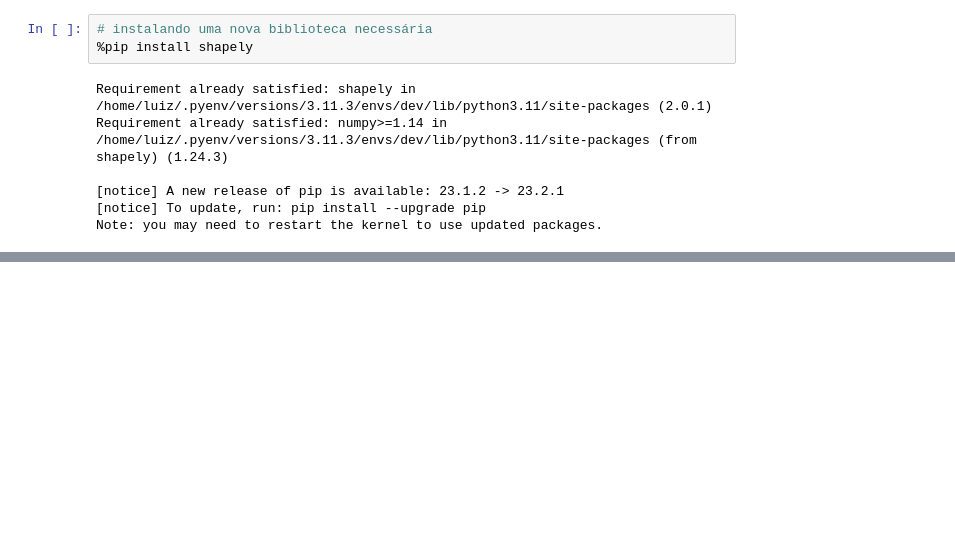
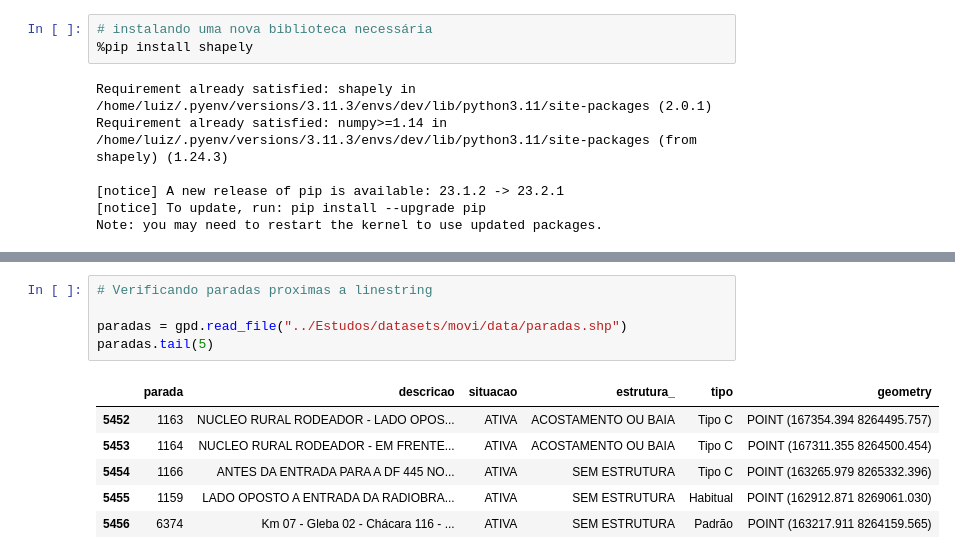
Before and after one commit to ResidenciaTICBrisa/02_RotaOnibus, a Jupyter notebook: docs/Notebooks/testeParadasLinhasLuiz.ipynb, the cells around one changed output, grey strips where cells are left out. Cells and saved outputs as stored; diff of their text form; blank space fills up the shorter version.

```diff
--- a/docs/Notebooks/testeParadasLinhasLuiz.ipynb
+++ b/docs/Notebooks/testeParadasLinhasLuiz.ipynb
@@ -135,0 +164,12 @@ m.save('mapaLinestring.html')
+# %%
+# Verificando paradas proximas a linestring
+
+paradas = gpd.read_file("../Estudos/datasets/movi/data/paradas.shp")
+paradas.tail(5)
+# %% [output]
+|  | parada | descricao | situacao | estrutura_ | tipo | geometry |
+| 5452 | 1163 | NUCLEO RURAL RODEADOR - LADO OPOS... | ATIVA | ACOSTAMENTO OU BAIA | Tipo C | POINT (167354.394 8264495.757) |
+| 5453 | 1164 | NUCLEO RURAL RODEADOR - EM FRENTE... | ATIVA | ACOSTAMENTO OU BAIA | Tipo C | POINT (167311.355 8264500.454) |
+| 5454 | 1166 | ANTES DA ENTRADA PARA A DF 445 NO... | ATIVA | SEM ESTRUTURA | Tipo C | POINT (163265.979 8265332.396) |
+| 5455 | 1159 | LADO OPOSTO A ENTRADA DA RADIOBRA... | ATIVA | SEM ESTRUTURA | Habitual | POINT (162912.871 8269061.030) |
+| 5456 | 6374 | Km 07 - Gleba 02 - Chácara 116 - ... | ATIVA | SEM ESTRUTURA | Padrão | POINT (163217.911 8264159.565) |
```
Also changed, not shown: parts of 4 cells of this notebook, 1 other file.
